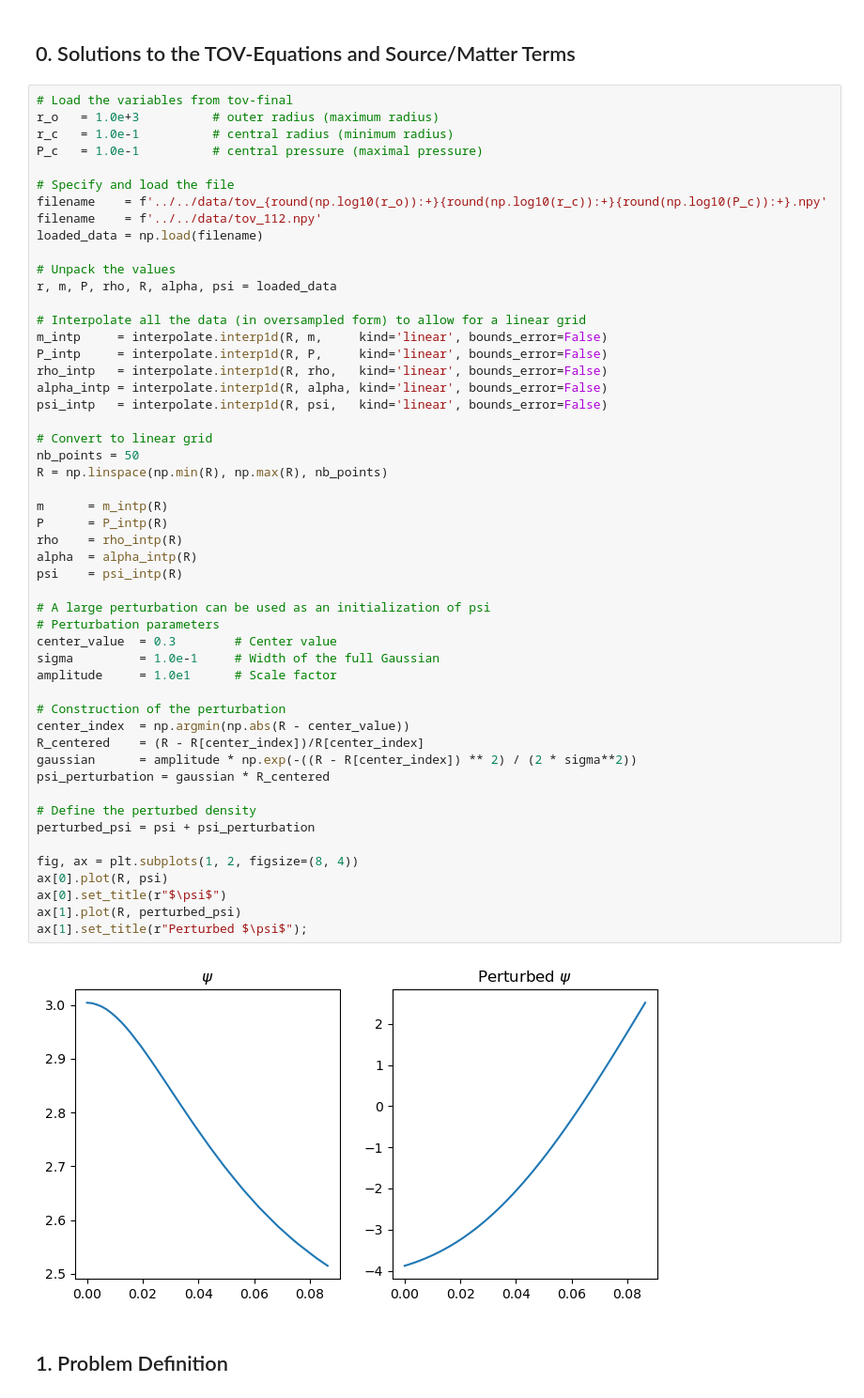
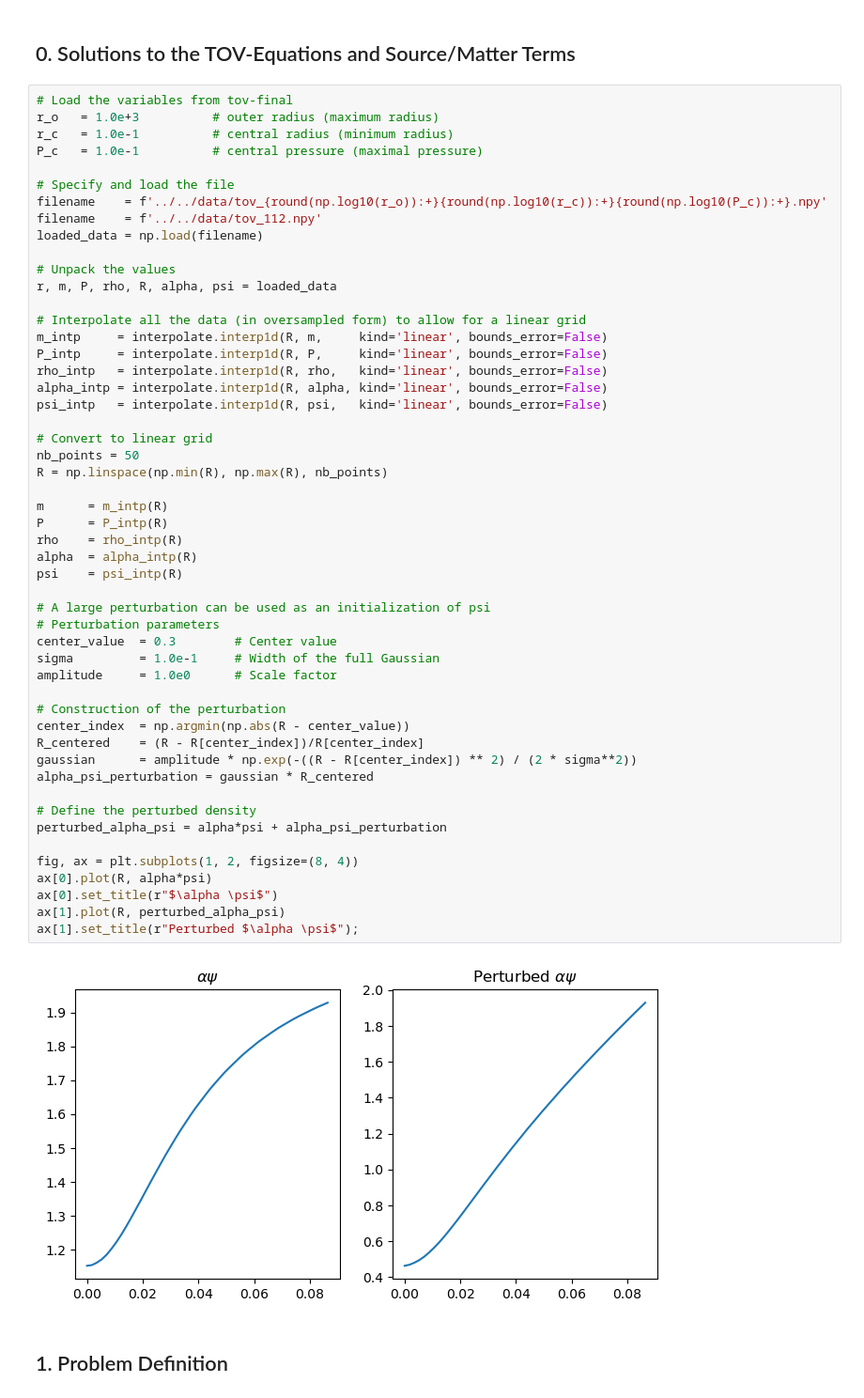
Before and after one commit to Poincare-code/henri, a Jupyter notebook: notebooks/validation-notebooks/Relevant/2_Non_Linear-Alpha-Psi.ipynb, the cells around one changed output. Shown at 94% size. Cells and saved outputs as stored; diff of their text form.

```diff
--- a/notebooks/validation-notebooks/Relevant/2_Non_Linear-Alpha-Psi.ipynb
+++ b/notebooks/validation-notebooks/Relevant/2_Non_Linear-Alpha-Psi.ipynb
@@ -41,41 +31,41 @@ r, m, P, rho, R, alpha, psi = loaded_data
 m_intp     = interpolate.interp1d(R, m,     kind='linear', bounds_error=False)
 P_intp     = interpolate.interp1d(R, P,     kind='linear', bounds_error=False)
 rho_intp   = interpolate.interp1d(R, rho,   kind='linear', bounds_error=False)
 alpha_intp = interpolate.interp1d(R, alpha, kind='linear', bounds_error=False)
 psi_intp   = interpolate.interp1d(R, psi,   kind='linear', bounds_error=False)
 
 # Convert to linear grid
 nb_points = 50
 R = np.linspace(np.min(R), np.max(R), nb_points)
 
 m      = m_intp(R)
 P      = P_intp(R)
 rho    = rho_intp(R)
 alpha  = alpha_intp(R)
 psi    = psi_intp(R)
 
 # A large perturbation can be used as an initialization of psi
 # Perturbation parameters
 center_value  = 0.3        # Center value
 sigma         = 1.0e-1     # Width of the full Gaussian
-amplitude     = 1.0e1      # Scale factor
+amplitude     = 1.0e0      # Scale factor
 
 # Construction of the perturbation
 center_index  = np.argmin(np.abs(R - center_value))
 R_centered    = (R - R[center_index])/R[center_index]
 gaussian      = amplitude * np.exp(-((R - R[center_index]) ** 2) / (2 * sigma**2))
-psi_perturbation = gaussian * R_centered
+alpha_psi_perturbation = gaussian * R_centered
 
 # Define the perturbed density
-perturbed_psi = psi + psi_perturbation
+perturbed_alpha_psi = alpha*psi + alpha_psi_perturbation
 
 fig, ax = plt.subplots(1, 2, figsize=(8, 4))
-ax[0].plot(R, psi)
-ax[0].set_title(r"$\psi$")
-ax[1].plot(R, perturbed_psi)
-ax[1].set_title(r"Perturbed $\psi$");
+ax[0].plot(R, alpha*psi)
+ax[0].set_title(r"$\alpha \psi$")
+ax[1].plot(R, perturbed_alpha_psi)
+ax[1].set_title(r"Perturbed $\alpha \psi$");
 # %% [output]
-[figure, old version]
+[figure, new version]
 # %% [markdown]
 ## 1. Problem Definition
 # %% [markdown]
```
Also changed, not shown: parts of 4 cells of this notebook, 2 other files.
